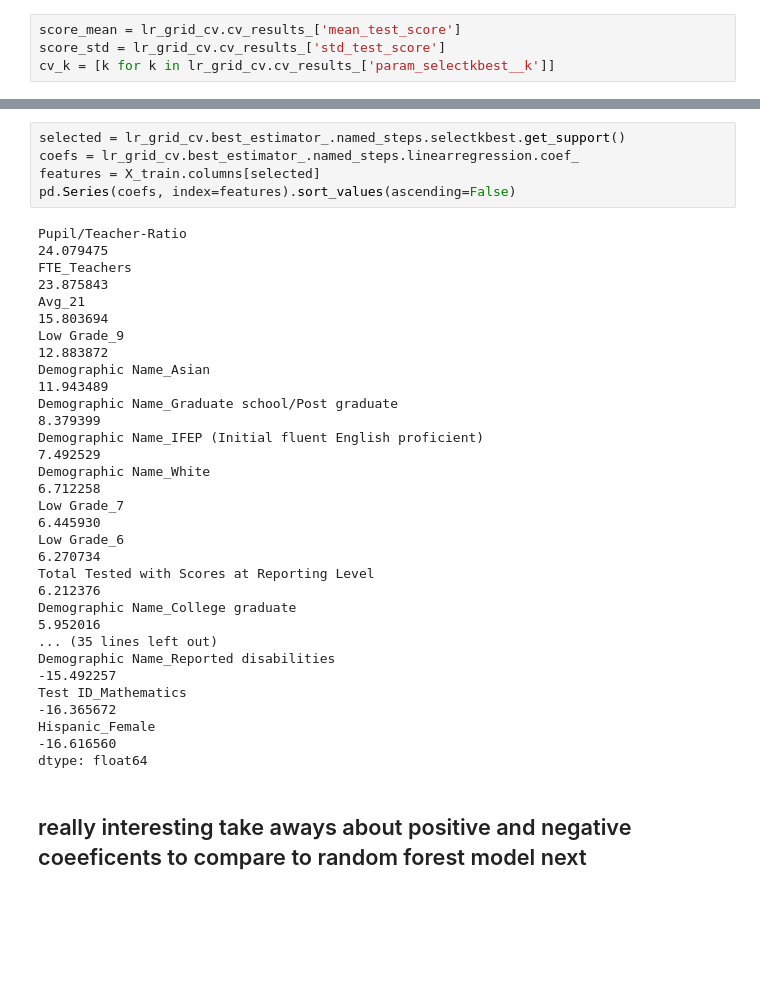
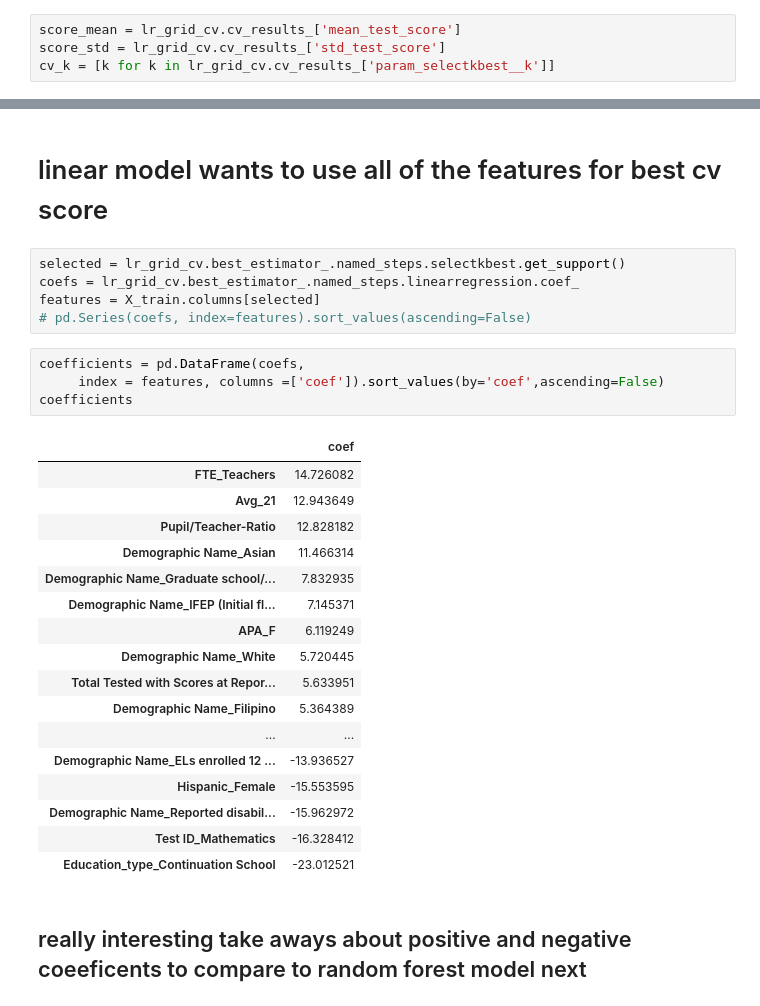
Before and after one commit to misterrustia/California_Testing_Analysis, a Jupyter notebook: notebooks/modeling/linear+Categorical.ipynb, the cells around one changed output, grey strips where cells are left out. Drawn from its saved outputs; the diff is of its cells as text; blank space fills up the shorter version.

Commit message:
model tuning almost complete

```diff
--- a/notebooks/modeling/linear+Categorical.ipynb
+++ b/notebooks/modeling/linear+Categorical.ipynb
@@ -281,26 +294,32 @@ plt.title('Pipeline mean CV score (error bars +/- 1sd)');
+# %% [markdown]
+# linear model wants to use all of the features for best cv score
 # %%
 selected = lr_grid_cv.best_estimator_.named_steps.selectkbest.get_support()
 coefs = lr_grid_cv.best_estimator_.named_steps.linearregression.coef_
 features = X_train.columns[selected]
-pd.Series(coefs, index=features).sort_values(ascending=False)
+# pd.Series(coefs, index=features).sort_values(ascending=False)
-# %% [output]
-Pupil/Teacher-Ratio                                                                  24.079475
-FTE_Teachers                                                                         23.875843
-Avg_21                                                                               15.803694
-Low Grade_9                                                                          12.883872
-Demographic Name_Asian                                                               11.943489
-Demographic Name_Graduate school/Post graduate                                        8.379399
-Demographic Name_IFEP (Initial fluent English proficient)                             7.492529
-Demographic Name_White                                                                6.712258
-Low Grade_7                                                                           6.445930
-Low Grade_6                                                                           6.270734
-Total Tested with Scores at Reporting Level                                           6.212376
-Demographic Name_College graduate                                                     5.952016
-... (35 lines left out)
-Demographic Name_Reported disabilities                                              -15.492257
-Test ID_Mathematics                                                                 -16.365672
-Hispanic_Female                                                                     -16.616560
-dtype: float64
+# %%
+coefficients = pd.DataFrame(coefs,
+     index = features, columns =['coef']).sort_values(by='coef',ascending=False)
+coefficients
+# %% [output]
+|  | coef |
+| FTE_Teachers | 14.726082 |
+| Avg_21 | 12.943649 |
+| Pupil/Teacher-Ratio | 12.828182 |
+| Demographic Name_Asian | 11.466314 |
+| Demographic Name_Graduate school/... | 7.832935 |
+| Demographic Name_IFEP (Initial fl... | 7.145371 |
+| APA_F | 6.119249 |
+| Demographic Name_White | 5.720445 |
+| Total Tested with Scores at Repor... | 5.633951 |
+| Demographic Name_Filipino | 5.364389 |
+| ... | ... |
+| Demographic Name_ELs enrolled 12 ... | -13.936527 |
+| Hispanic_Female | -15.553595 |
+| Demographic Name_Reported disabil... | -15.962972 |
+| Test ID_Mathematics | -16.328412 |
+| Education_type_Continuation School | -23.012521 |
 # %% [markdown]
 ## really interesting take aways about positive and negative coeeficents to compare to random forest model next
 # %%
```
Also changed, not shown: parts of 42 cells of this notebook, 2 other files.
